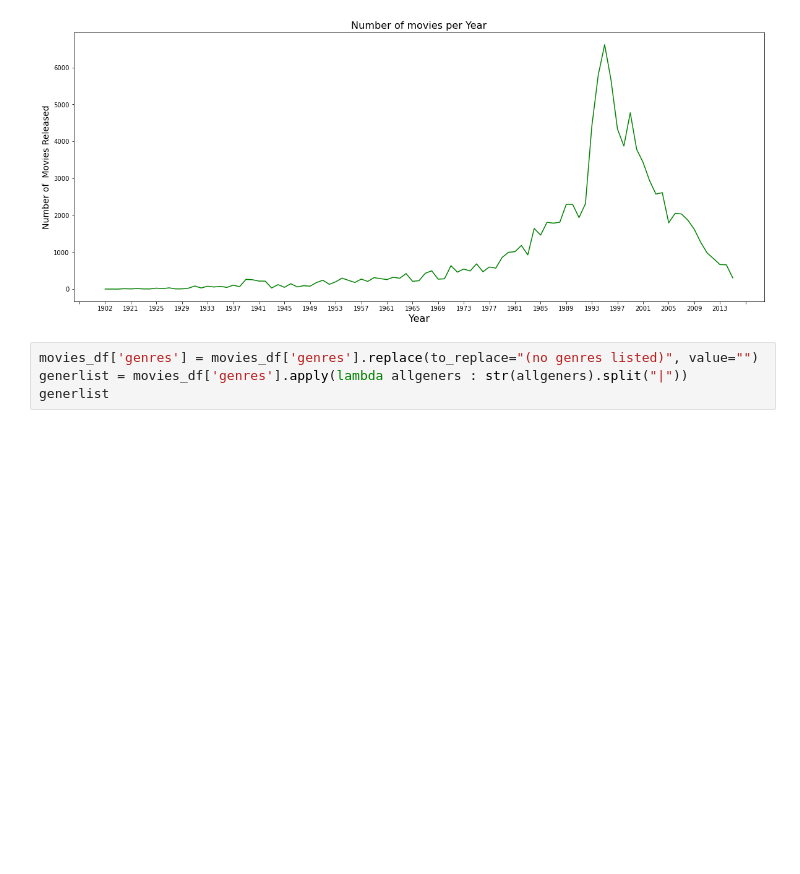
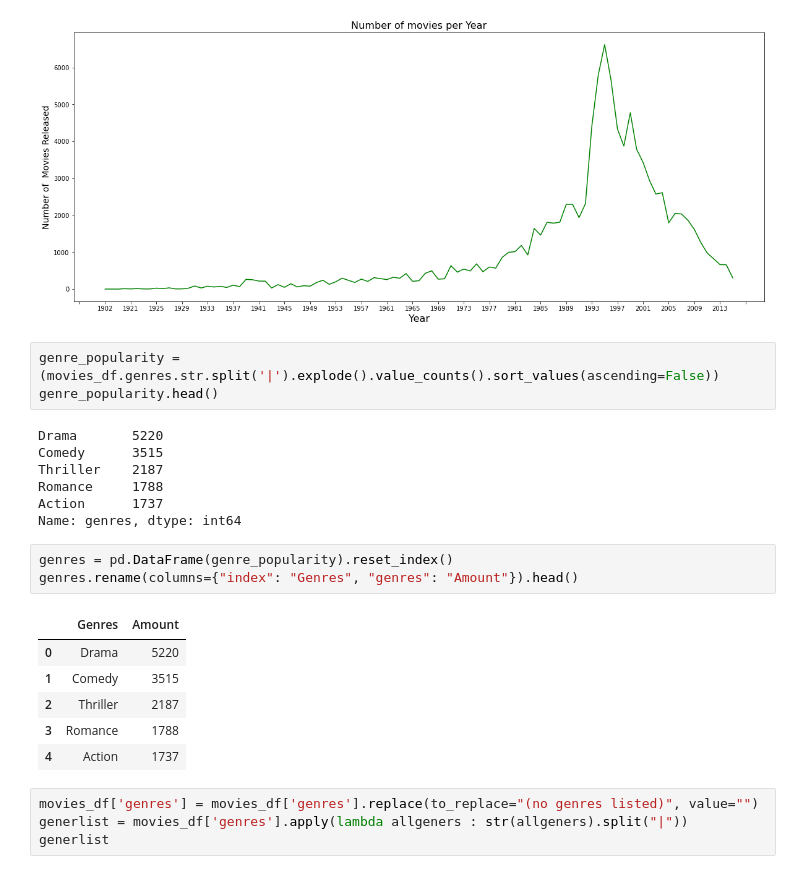
Before and after one commit to Benedkt93/movie_recommendation, a Jupyter notebook: final_project.ipynb, the cells around one changed output. Saved outputs shown, nothing was run; the diff lists cells and outputs as text; blank space fills up the shorter version.

```diff
--- a/final_project.ipynb
+++ b/final_project.ipynb
@@ -281,6 +281,26 @@ plt.ylabel("Number of  Movies Released", fontsize=14)
 plt.show()
 # %% [output]
 [figure]
+# %%
+genre_popularity = (movies_df.genres.str.split('|').explode().value_counts().sort_values(ascending=False))
+genre_popularity.head()
+# %% [output]
+Drama       5220
+Comedy      3515
+Thriller    2187
+Romance     1788
+Action      1737
+Name: genres, dtype: int64
+# %%
+genres = pd.DataFrame(genre_popularity).reset_index()
+genres.rename(columns={"index": "Genres", "genres": "Amount"}).head()
+# %% [output]
+|  | Genres | Amount |
+| 0 | Drama | 5220 |
+| 1 | Comedy | 3515 |
+| 2 | Thriller | 2187 |
+| 3 | Romance | 1788 |
+| 4 | Action | 1737 |
 # %%
 movies_df['genres'] = movies_df['genres'].replace(to_replace="(no genres listed)", value="")
 generlist = movies_df['genres'].apply(lambda allgeners : str(allgeners).split("|"))
```
Also changed, not shown: parts of 16 cells of this notebook.
